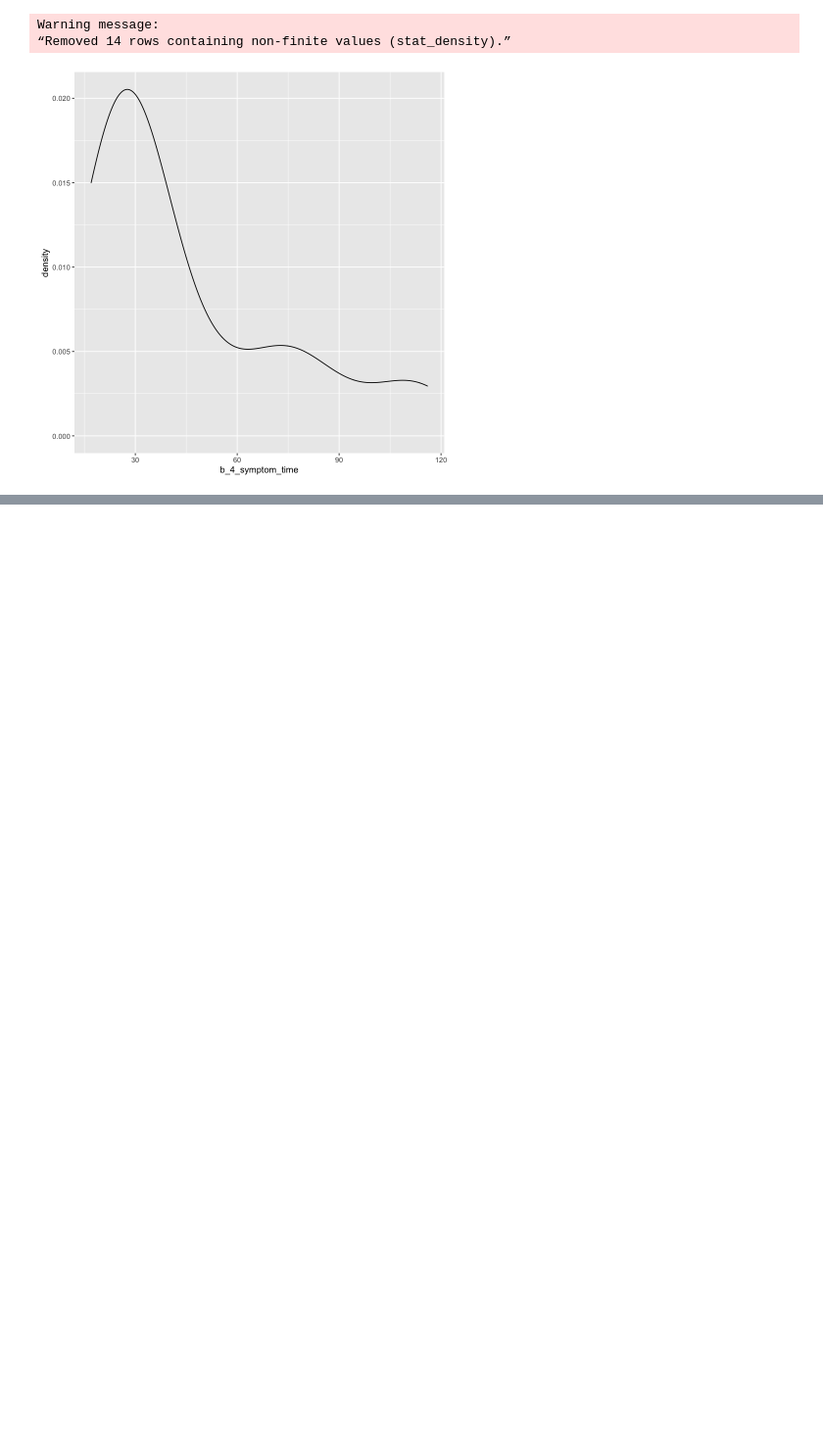
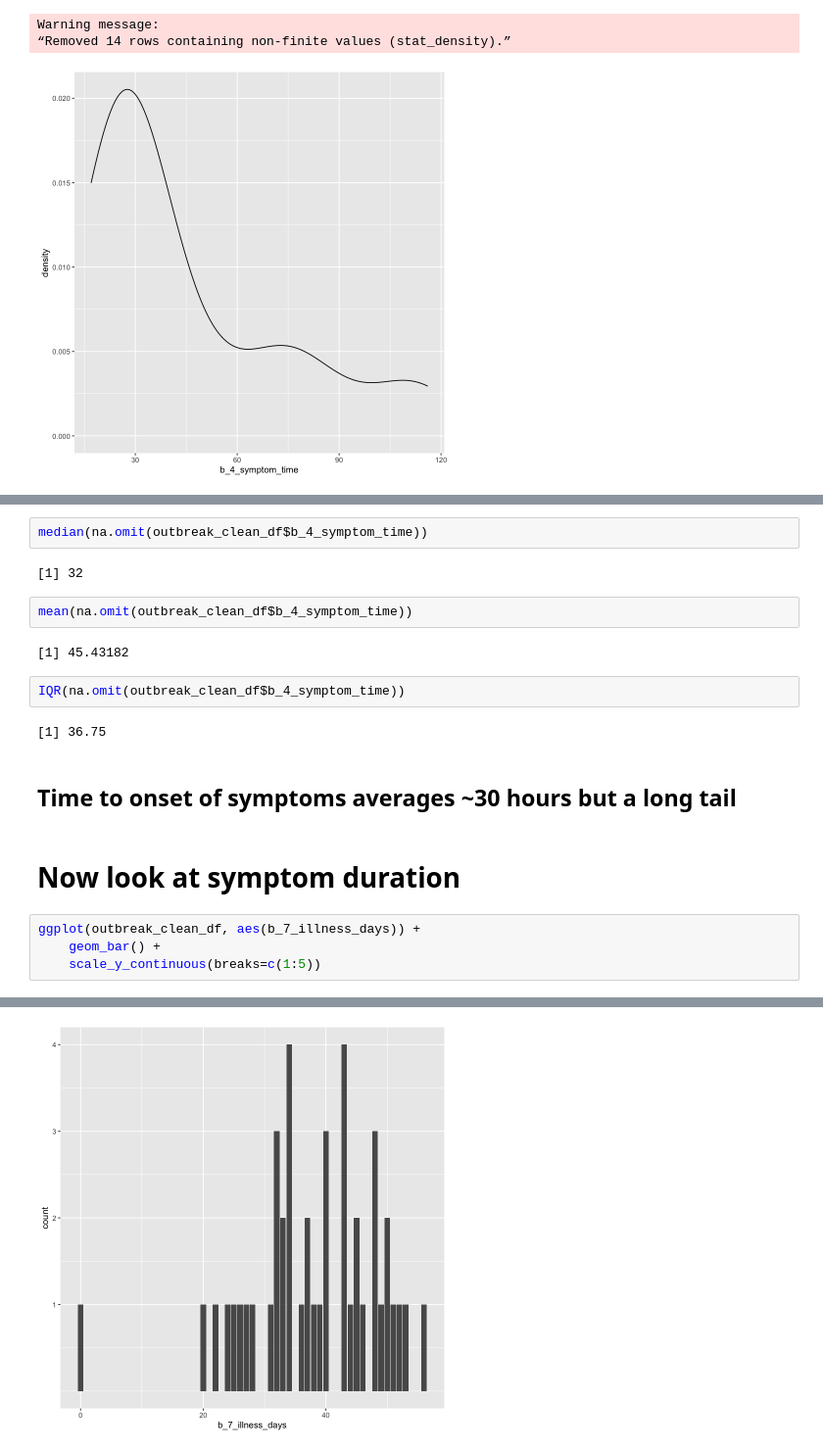
Before and after one commit to pgcudahy/epm_301_aa, a Jupyter notebook: notebooks/Outbreak_analysis.ipynb, the cells around one changed output, grey strips where cells are left out. Shown at 98% size. Cells and saved outputs as stored; diff of their text form; blank space fills up the shorter version.

```diff
--- a/notebooks/Outbreak_analysis.ipynb
+++ b/notebooks/Outbreak_analysis.ipynb
@@ -77,0 +59,21 @@ Warning message:
+# %%
+median(na.omit(outbreak_clean_df$b_4_symptom_time))
+# %% [output]
+[1] 32
+# %%
+mean(na.omit(outbreak_clean_df$b_4_symptom_time))
+# %% [output]
+[1] 45.43182
+# %%
+IQR(na.omit(outbreak_clean_df$b_4_symptom_time))
+# %% [output]
+[1] 36.75
+# %% [markdown]
+## Time to onset of symptoms averages ~30 hours but a long tail
+# %% [markdown]
+# Now look at symptom duration
+# %%
+ggplot(outbreak_clean_df, aes(b_7_illness_days)) +
+    geom_bar() +
+    scale_y_continuous(breaks=c(1:5))
+# %% [output]
@@ -77,0 +82 @@ Warning message:
+[figure, added]
```
Also changed, not shown: parts of 72 cells of this notebook, 1 other file.
